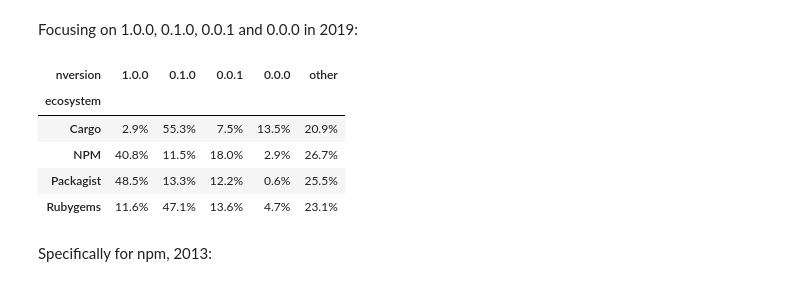
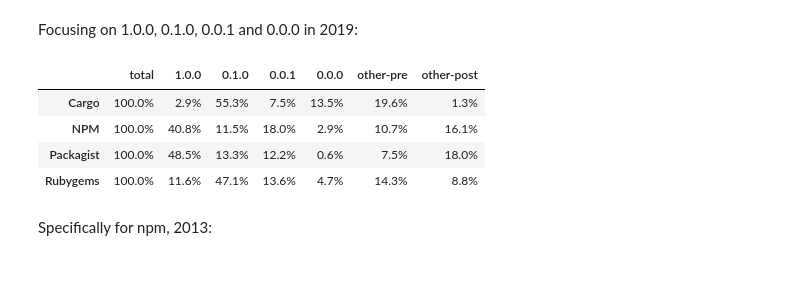
Before and after one commit to AlexandreDecan/secos-zero, a Jupyter notebook: notebooks/Magic zero.ipynb, the cells around one changed output. Drawn from its saved outputs; the diff is of its cells as text; code cells hidden in the pictures.

```diff
--- a/notebooks/Magic zero.ipynb
+++ b/notebooks/Magic zero.ipynb
@@ -408,19 +510,39 @@ _ = pandas.concat([
+# %%
+_ = pandas.DataFrame([
+    df_releases[ecosystem]
+    .drop_duplicates('package', keep='first')
+    [lambda d: d['date'].dt.year == 2019]
+    .assign(nversion=lambda d: d.apply(
+        lambda s: '{:.0f}.{:.0f}.{:.0f}'.format(s.major, s.minor, s.patch), axis=1
+    ))
+    .assign(**{
+        '1.0.0': lambda d: d['nversion'] == '1.0.0',
+        '0.1.0': lambda d: d['nversion'] == '0.1.0',
+        '0.0.1': lambda d: d['nversion'] == '0.0.1',
+        '0.0.0': lambda d: d['nversion'] == '0.0.0',
+    })
+    .assign(**{
+        'other-pre': lambda d: ~d['0.1.0'] & ~d['0.0.1']& ~d['0.0.0'] & (d['major'] == 0),
+        'other-post': lambda d: ~d['1.0.0'] & d['major'] > 0,
+        'total': 1,
+    })
+    [['total', '1.0.0', '0.1.0', '0.0.1', '0.0.0', 'other-pre', 'other-post']]
+    .sum()
+    .rename(ecosystem)
+    for ecosystem in ECOSYSTEMS]
+)
 # %%
 (
     _
-    .pivot(index='ecosystem', columns='nversion')
-    .apply(lambda s: s / s.sum(), axis=1)
-    ['package']
-    [versions + ['other']]
+    .apply(lambda s: s / s['total'], axis=1)
     .style.format('{:.1%}')
 )
 # %% [output]
-| nversion | 1.0.0 | 0.1.0 | 0.0.1 | 0.0.0 | other |
-| ecosystem |  |  |  |  |  |
-| Cargo | 2.9% | 55.3% | 7.5% | 13.5% | 20.9% |
-| NPM | 40.8% | 11.5% | 18.0% | 2.9% | 26.7% |
-| Packagist | 48.5% | 13.3% | 12.2% | 0.6% | 25.5% |
-| Rubygems | 11.6% | 47.1% | 13.6% | 4.7% | 23.1% |
+|  | total | 1.0.0 | 0.1.0 | 0.0.1 | 0.0.0 | other-pre | other-post |
+| Cargo | 100.0% | 2.9% | 55.3% | 7.5% | 13.5% | 19.6% | 1.3% |
+| NPM | 100.0% | 40.8% | 11.5% | 18.0% | 2.9% | 10.7% | 16.1% |
+| Packagist | 100.0% | 48.5% | 13.3% | 12.2% | 0.6% | 7.5% | 18.0% |
+| Rubygems | 100.0% | 11.6% | 47.1% | 13.6% | 4.7% | 14.3% | 8.8% |
 # %% [markdown]
 Specifically for npm, 2013:
 # %%
```
Also changed, not shown: parts of 29 cells of this notebook.
